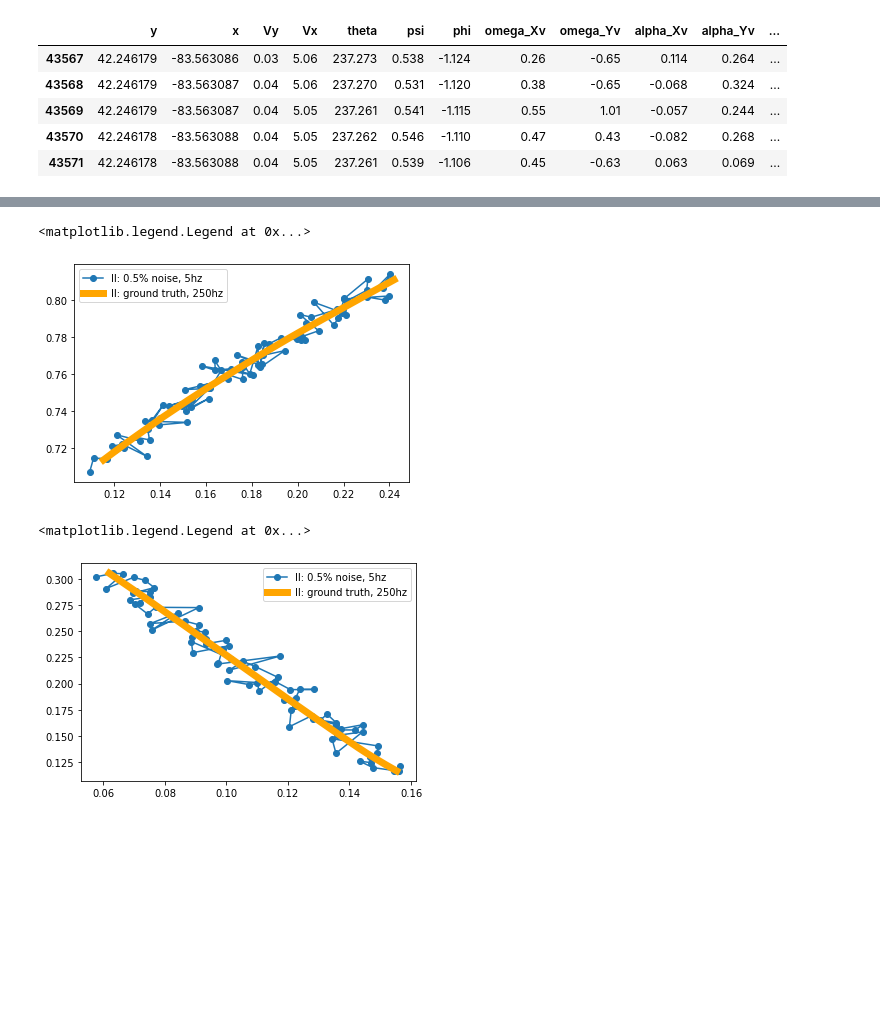
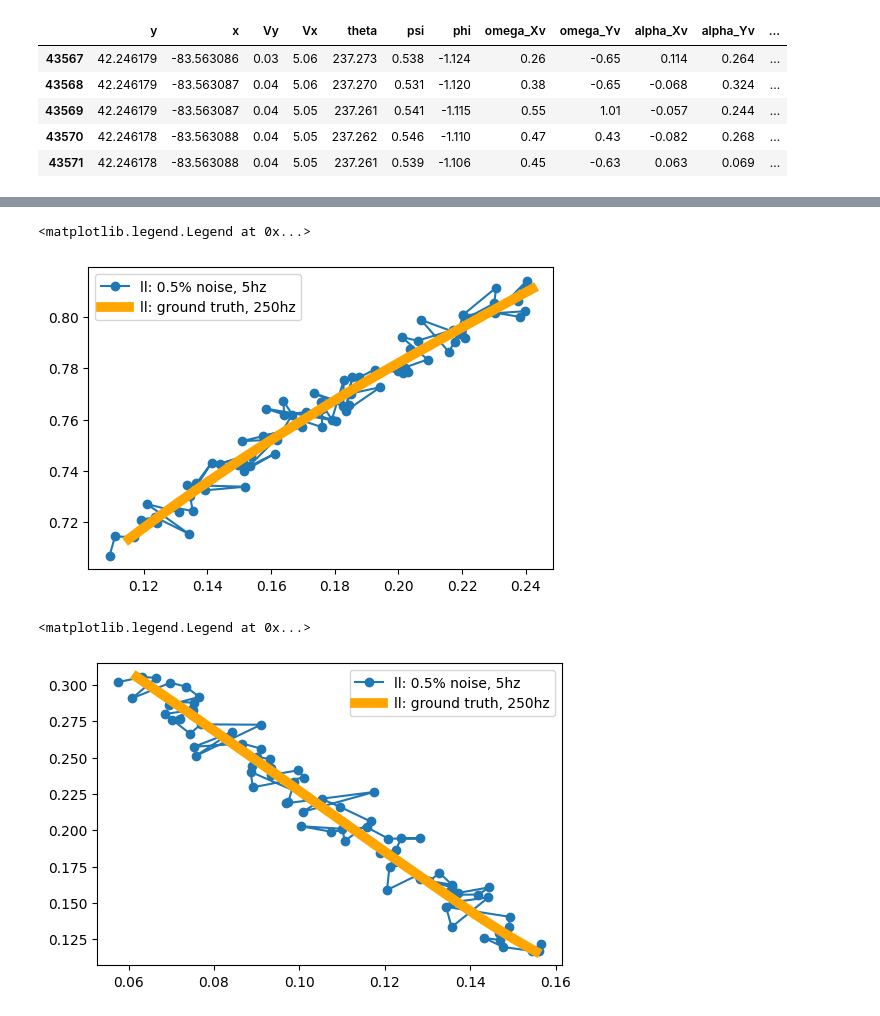
Before and after one commit to jarviskroos7/PATH_vehicle_localization, a Jupyter notebook: code/segment_generation.ipynb, the cells around one changed output, grey strips where cells are left out. Drawn from its saved outputs; the diff is of its cells as text; code cells hidden in the pictures; blank space fills up the shorter version.

```diff
--- a/code/segment_generation.ipynb
+++ b/code/segment_generation.ipynb
@@ -86,27 +85,3 @@ ll.head()
 | 2 | 42.238643 | -83.557448 | 0.0 | 0.01 | 82.404 | 0.546 | 0.154 | -0.03 | 0.56 | 0.054 | -0.041 |
 | 3 | 42.238643 | -83.557448 | 0.0 | 0.01 | 82.404 | 0.553 | 0.154 | 0.02 | 0.71 | 0.132 | 0.017 |
 | 4 | 42.238643 | -83.557448 | 0.0 | 0.01 | 82.410 | 0.547 | 0.153 | -0.14 | -0.55 | 0.118 | -0.009 |
-# %%
-# normalize GPS trajectory
-
-ll_y_max = max(ll['y'])
-ll_x_max = max(ll['x'])
-
-ll_y_min = min(ll['y'])
-ll_x_min = min(ll['x'])
-
-rl_y_max = max(rl['y'])
-rl_x_max = max(rl['x'])
-
-rl_y_min = min(rl['y'])
-rl_x_min = min(rl['x'])
-
-ll['y_norm'] = (ll['y'] - ll_y_min) / (ll_y_max - ll_y_min)
-ll['x_norm'] = (ll['x'] - ll_x_min) / (ll_x_max - ll_x_min)
-
-rl['y_norm'] = (rl['y'] - rl_y_min) / (rl_y_max - rl_y_min)
-rl['x_norm'] = (rl['x'] - rl_x_min) / (rl_x_max - rl_x_min)
-
-# rl = gpd.GeoDataFrame(rl, geometry=gpd.points_from_xy(rl.x, rl.y), crs='EPSG:4326')
-# ll = ll.to_crs('EPSG:3857')
-# rl = rl.to_crs('EPSG:3857')
@@ -117,0 +147,19 @@ plt.plot(rl.x_norm, rl.y_norm)
+# %%
+# normalize GPS trajectory and IMU columns
+
+# LEFT LANE
+ll['y_norm'] = MinMaxScaler().fit_transform(np.array(ll['y']).reshape(-1,1))
+ll['x_norm'] = MinMaxScaler().fit_transform(np.array(ll['x']).reshape(-1,1))
+
+ll['theta_norm'] = MinMaxScaler().fit_transform(np.array(ll['theta']).reshape(-1,1))
+ll['Vx_norm'] = MinMaxScaler().fit_transform(np.array(ll['Vx']).reshape(-1,1))
+ll['Vy_norm'] = MinMaxScaler().fit_transform(np.array(ll['Vy']).reshape(-1,1))
+
+
+# RIGHT LANE
+rl['y_norm'] = MinMaxScaler().fit_transform(np.array(rl['y']).reshape(-1,1))
+rl['x_norm'] = MinMaxScaler().fit_transform(np.array(rl['x']).reshape(-1,1))
+
+rl['theta_norm'] = MinMaxScaler().fit_transform(np.array(rl['theta']).reshape(-1,1))
+rl['Vx_norm'] = MinMaxScaler().fit_transform(np.array(rl['Vx']).reshape(-1,1))
+rl['Vy_norm'] = MinMaxScaler().fit_transform(np.array(rl['Vy']).reshape(-1,1))
@@ -259,22 +334,24 @@ ll_seg_noise = add_gps_noise_downsample(ll_seg_gt, 5, 0.005)
 rl_seg_noise = add_gps_noise_downsample(rl_seg_gt, 5, 0.005)
 # %%
 # plt.plot(ll.x_norm, ll.y_norm)
+plt.figure(dpi=100)
 plt.plot(ll_seg_gps_noise[1].x_norm_noise, ll_seg_gps_noise[1].y_norm_noise, '-o', label='ll: 0.5% noise, 5hz')
 plt.plot(ll_seg_gt[1].x_norm, ll_seg_gt[1].y_norm, linewidth=7, label='ll: ground truth, 250hz', color='orange')
 
 plt.legend()
 # %% [output]
 <matplotlib.legend.Legend at 0x...>
-[figure, old version]
+[figure, new version]
 # %%
 # plt.plot(ll.x_norm, ll.y_norm)
+plt.figure(dpi=100)
 plt.plot(ll_seg_gps_noise[200].x_norm_noise, ll_seg_gps_noise[200].y_norm_noise, '-o', label='ll: 0.5% noise, 5hz')
 plt.plot(ll_seg_gt[200].x_norm, ll_seg_gt[200].y_norm, linewidth=7, label='ll: ground truth, 250hz', color='orange')
 
 plt.legend()
 # %% [output]
 <matplotlib.legend.Legend at 0x...>
-[figure, old version]
+[figure, new version]
 # %%
 x_count = []
 y_count = []
```
Also changed, not shown: parts of 23 cells of this notebook, 12 other files.
